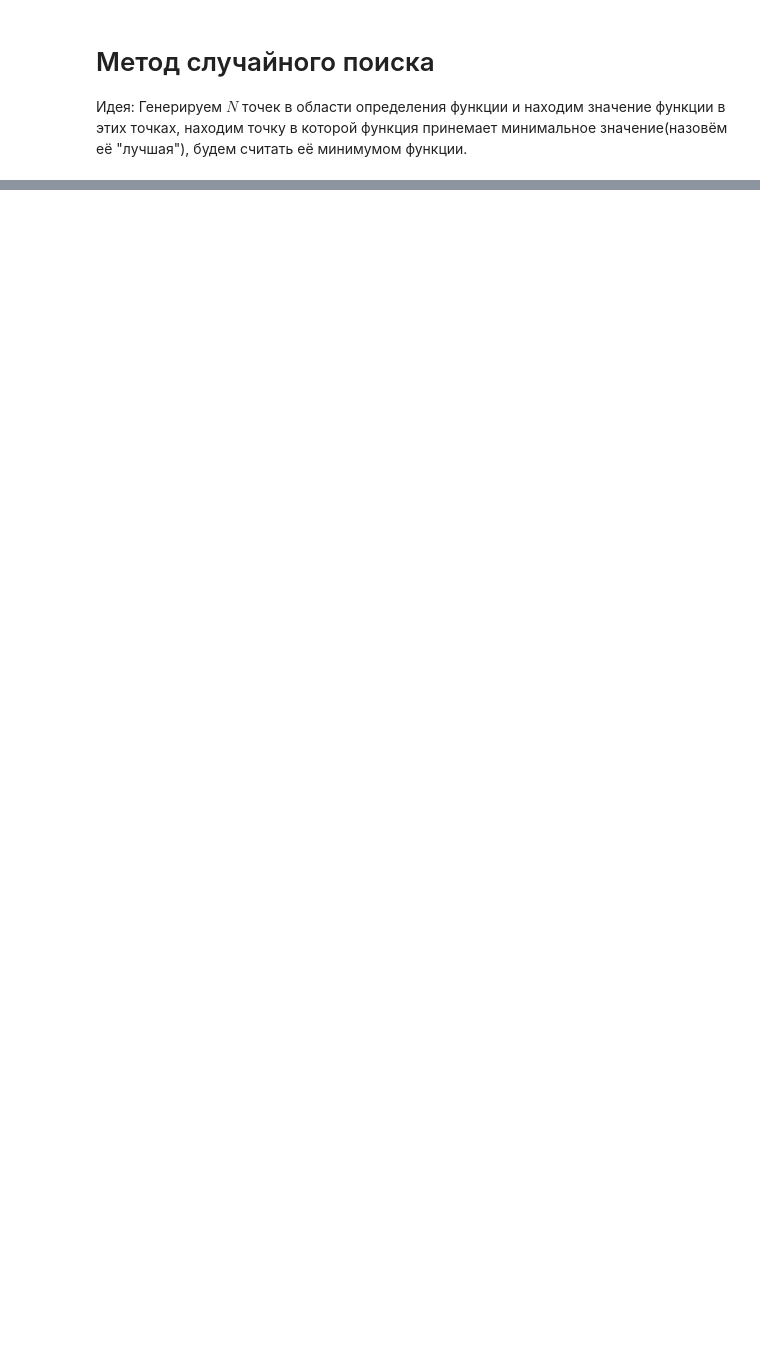
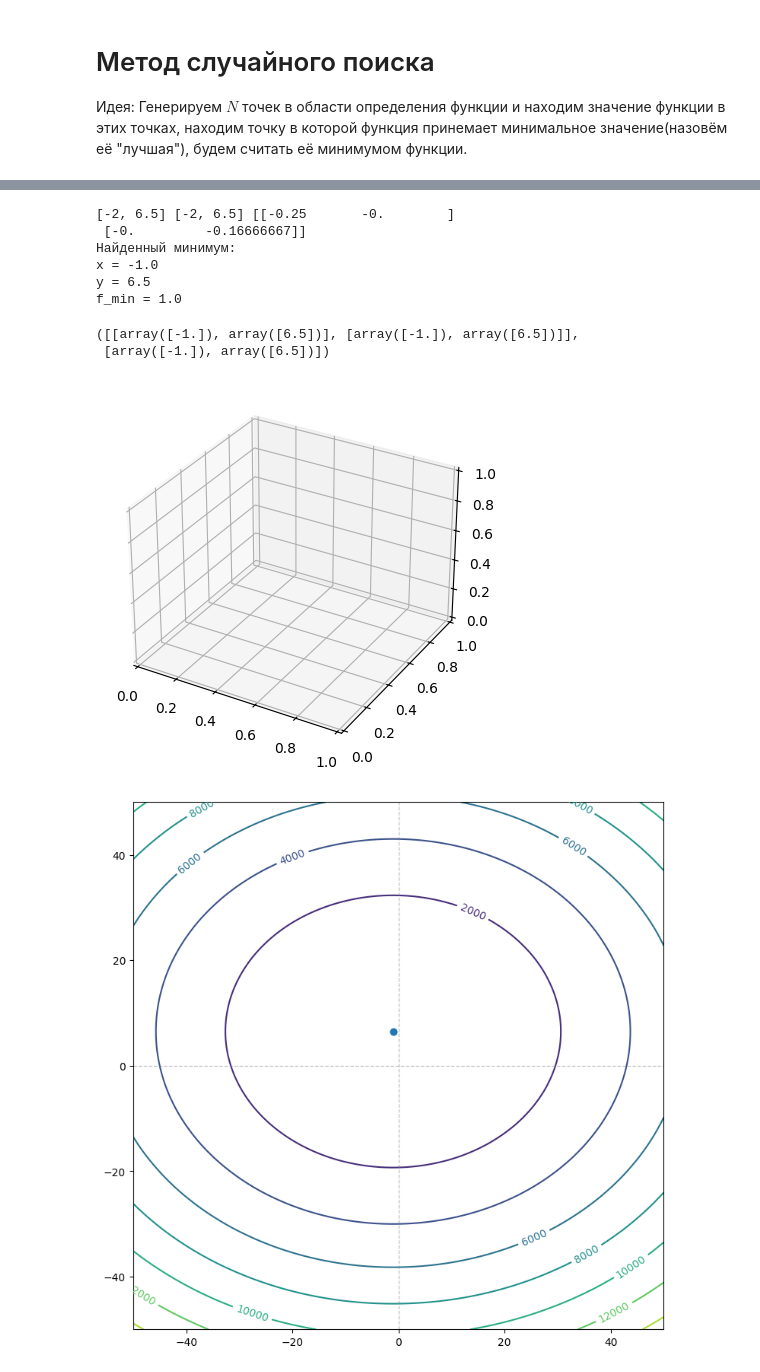
Before and after one commit to GordStep/Python-Mathematical-modeling-methods, a Jupyter notebook: source/minimum.ipynb, the cells around one changed output, grey strips where cells are left out. Saved outputs shown, nothing was run; the diff lists cells and outputs as text; code cells hidden in the pictures; blank space fills up the shorter version.

```diff
--- a/source/minimum.ipynb
+++ b/source/minimum.ipynb
@@ -23,5 +28,5 @@ import numpy as np
 # def f(x1, x2):
 #     return x1**2 + 4 * x1 + 3 * x2**2 - 39 * x2 + 129.75
 def f(xy):
-    return xy[0]**2 + 4 * xy[0] + 3 * xy[1]**2 - 39 * xy[1] + 129.75
+    return 2*xy[0]**2 + 4 * xy[0] + 3 * xy[1]**2 - 39 * xy[1] + 129.75
 # %%
@@ -47,8 +52,3 @@ plt.plot([0,5], [0, 5])
-# %%
-Y_MIN_BOUND = -100
-Y_MAX_BOUND = 100
-X_MIN_BOUND = -100
-X_MAX_BOUND = 100
 # %% [markdown]
 # Метод случайного поиска
 Идея: Генерируем $N$ точек в области определения функции и находим значение функции в этих точках, находим точку в которой функция принемает минимальное значение(назовём её "лучшая"), будем считать её минимумом функции.
@@ -100,0 +151,66 @@ f_min = 113.73262302169013
+# %%
+def nabl(x):
+    res = np.zeros((2, 1))
+    res[0] = 4 * x[0] + 4
+    res[1] = 6 * x[1] - 39
+    return res
+# %%
+x_0 = [-2, 6.5]
+Eps = 0.0001
+
+x_current = x_0
+x_next = x_0
+
+fig = plt.figure()
+figu = fig.add_subplot(111, projection='3d')
+
+plt.figure(figsize=(9, 9))
+
+# plt.contour(x, y, z)
+
+cs = plt.contour(x, y, z)
+plt.clabel(cs)
+
+# plt.xlim(-10, 10)
+# plt.ylim(-10, 10)
+Gesse = [
+    [4, 0],
+    [0, 6]
+]
+coef = - np.linalg.inv(Gesse)
+print(x_current, x_next, coef)
+
+dots = []
+
+while np.linalg.norm(nabl(x_current)) > Eps:
+
+    x_current = x_next.copy()
+
+    p_k = np.dot(coef, nabl(x_current))
+
+    x_next = [x_current[i] + p_k[i] for i in range(2)]
+
+    dots.append(x_next)
+
+x_ = [dot[0] for dot in dots]
+y_ = [dot[1] for dot in dots]
+plt.scatter(x_, y_)
+
+plt.plot([0, 0], [Y_MIN_BOUND, Y_MAX_BOUND], color='gray', linestyle='--', linewidth=0.9, alpha=0.5)
+plt.plot([X_MIN_BOUND, X_MAX_BOUND], [0, 0], color='gray', linestyle='--', linewidth=0.9, alpha=0.5)
+
+result_dot = dots[-1]
+
+print(f'Найденный минимум:\nx = {result_dot[0][0]}\ny = {result_dot[1][0]}\nf_min = {f(result_dot)[0]}')
+dots, result_dot
+# %% [output]
+[-2, 6.5] [-2, 6.5] [[-0.25       -0.        ]
+ [-0.         -0.16666667]]
+Найденный минимум:
+x = -1.0
+y = 6.5
+f_min = 1.0
+([[array([-1.]), array([6.5])], [array([-1.]), array([6.5])]],
+ [array([-1.]), array([6.5])])
+[figure, added]
+[figure, added]
```
Also changed, not shown: parts of 16 cells of this notebook.
